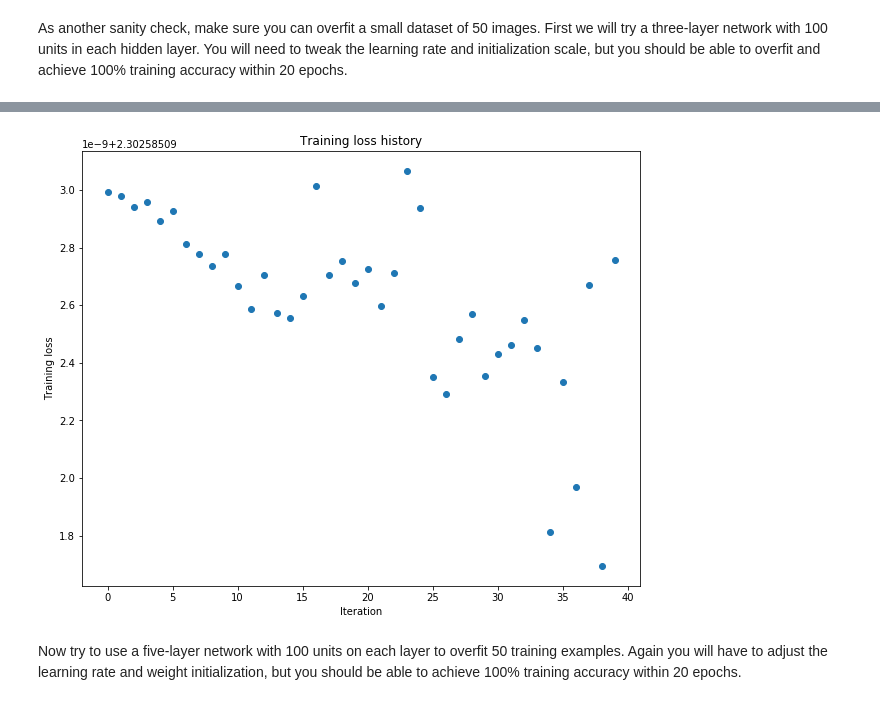
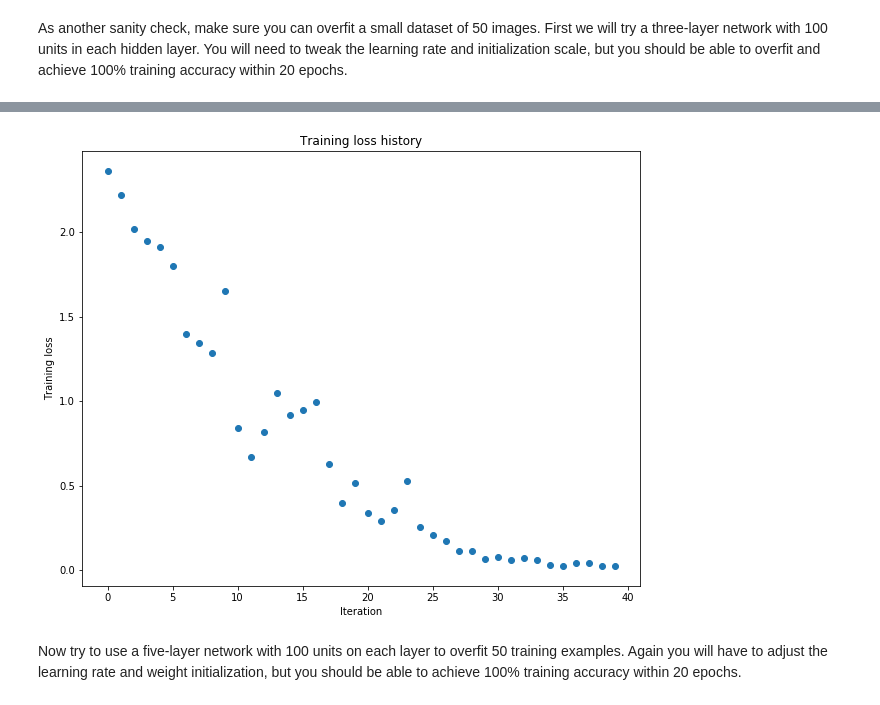
Before and after one commit to maoisdamao/231n, a Jupyter notebook: assignment2/FullyConnectedNets.ipynb, the cells around one changed output, grey strips where cells are left out. Saved outputs shown, nothing was run; the diff lists cells and outputs as text; code cells hidden in the pictures.

```diff
--- a/assignment2/FullyConnectedNets.ipynb
+++ b/assignment2/FullyConnectedNets.ipynb
@@ -426,8 +426,8 @@ small_data = {
   'y_val': data['y_val'],
 }
 
-weight_scale = 1e-7
-learning_rate = 1e-9
+weight_scale = 1e-2
+learning_rate = 1e-2
 model = FullyConnectedNet([100, 100],
               weight_scale=weight_scale, dtype=np.float64)
 solver = Solver(model, small_data,
@@ -465 +465 @@ plt.show()
-[figure, old version]
+[figure, new version]
```
Also changed, not shown: parts of 6 cells of this notebook.
